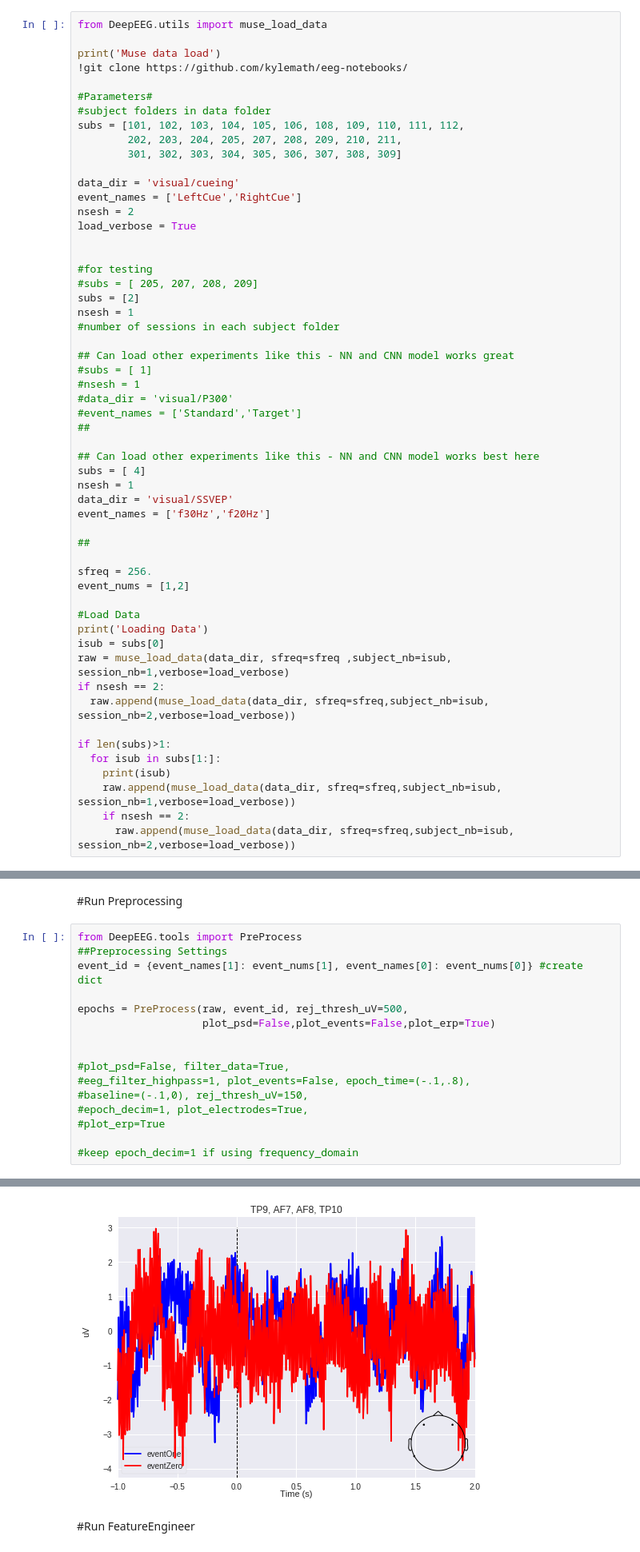
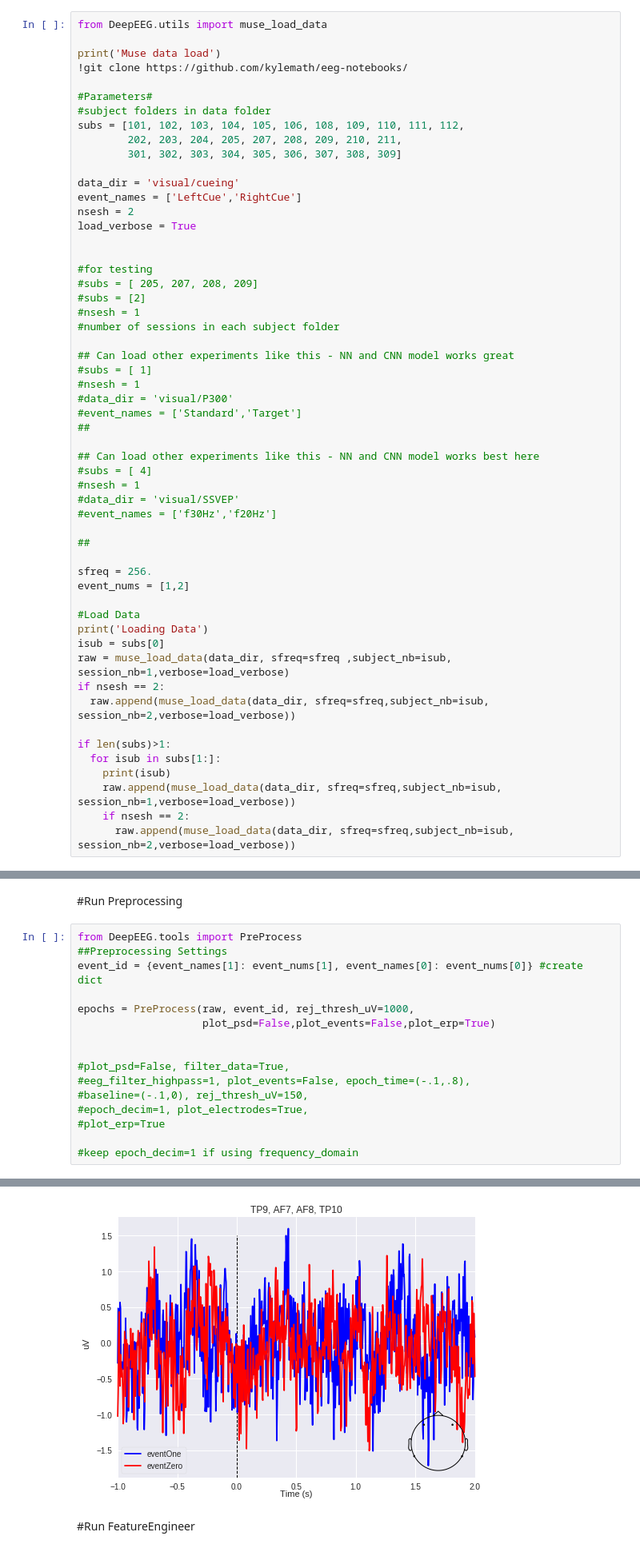
Before and after one commit to kylemath/DeepEEG, a Jupyter notebook: notebooks/DeepEEG.ipynb, the cells around one changed output, grey strips where cells are left out. Shown at 80% size. Drawn from its saved outputs; the diff is of its cells as text.

```diff
--- a/notebooks/DeepEEG.ipynb
+++ b/notebooks/DeepEEG.ipynb
@@ -115,8 +114,8 @@ load_verbose = True
 
 #for testing
 #subs = [ 205, 207, 208, 209]
-subs = [2]
-nsesh = 1
+#subs = [2]
+#nsesh = 1
 #number of sessions in each subject folder
 
 ## Can load other experiments like this - NN and CNN model works great
@@ -127,10 +126,10 @@ nsesh = 1
 ##
 
 ## Can load other experiments like this - NN and CNN model works best here
-subs = [ 4]
-nsesh = 1
-data_dir = 'visual/SSVEP'
-event_names = ['f30Hz','f20Hz']
+#subs = [ 4]
+#nsesh = 1
+#data_dir = 'visual/SSVEP'
+#event_names = ['f30Hz','f20Hz']
 
 ##
 
@@ -175,7 +175,7 @@ from DeepEEG.tools import PreProcess
 ##Preprocessing Settings
 event_id = {event_names[1]: event_nums[1], event_names[0]: event_nums[0]} #create dict
 
-epochs = PreProcess(raw, event_id, rej_thresh_uV=500,
+epochs = PreProcess(raw, event_id, rej_thresh_uV=1000,
                     plot_psd=False,plot_events=False,plot_erp=True)
 
 
@@ -196,4 +196,4 @@ Event IDs: [1 2]
-[figure, old version]
+[figure, new version]
 # %% [markdown]
 #Run FeatureEngineer
 # %%
```
Also changed, not shown: parts of 9 cells of this notebook.
